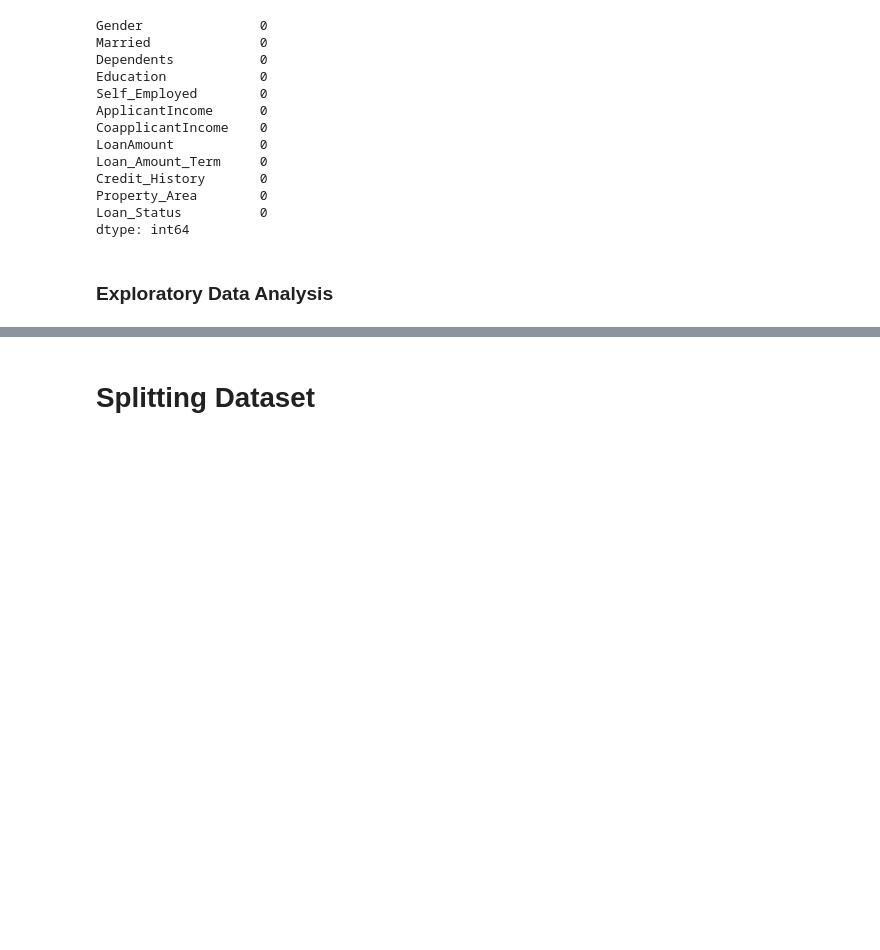
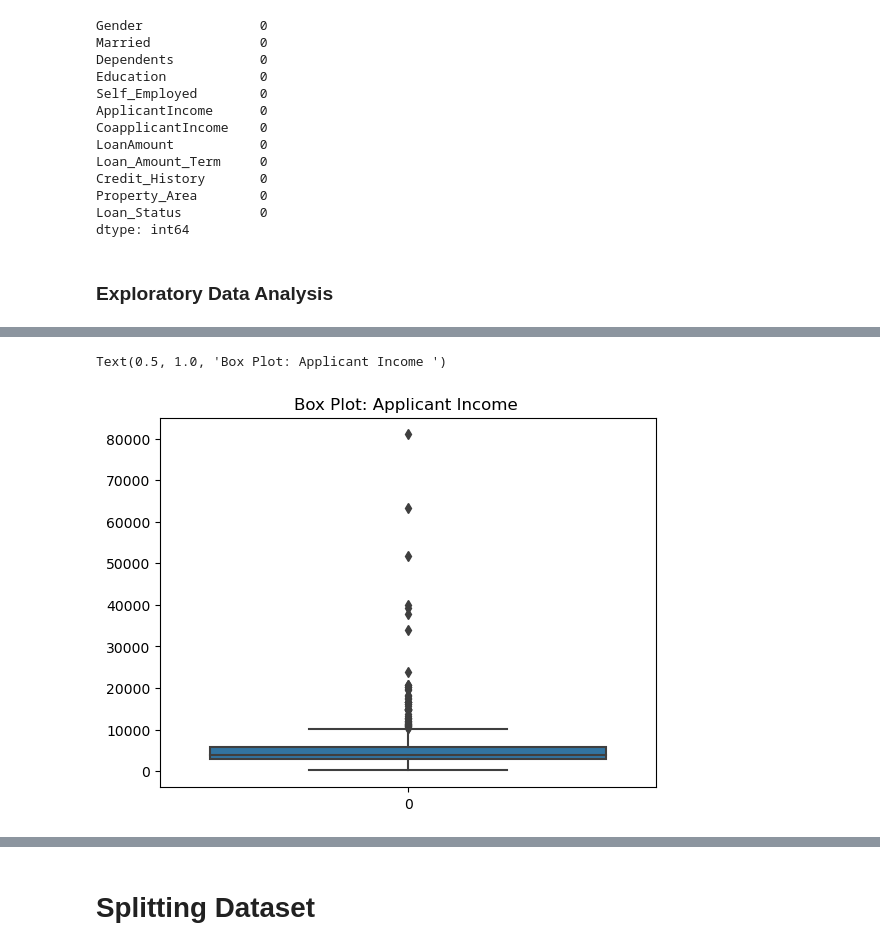
Before and after one commit to johncuevas51/Project_4_Group7, a Jupyter notebook: Loan_prediction_spark.ipynb, the cells around one changed output, grey strips where cells are left out. Drawn from its saved outputs; the diff is of its cells as text; code cells hidden in the pictures; blank space fills up the shorter version.

```diff
--- a/Loan_prediction_spark.ipynb
+++ b/Loan_prediction_spark.ipynb
@@ -250,0 +277,7 @@ Name: Education, dtype: int64
+# %%
+# Box Plot
+sns.boxplot(data['ApplicantIncome'])
+plt.title("Box Plot: Applicant Income ")
+# %% [output]
+Text(0.5, 1.0, 'Box Plot: Applicant Income ')
+[figure, added]
```
Also changed, not shown: parts of 17 cells of this notebook.
